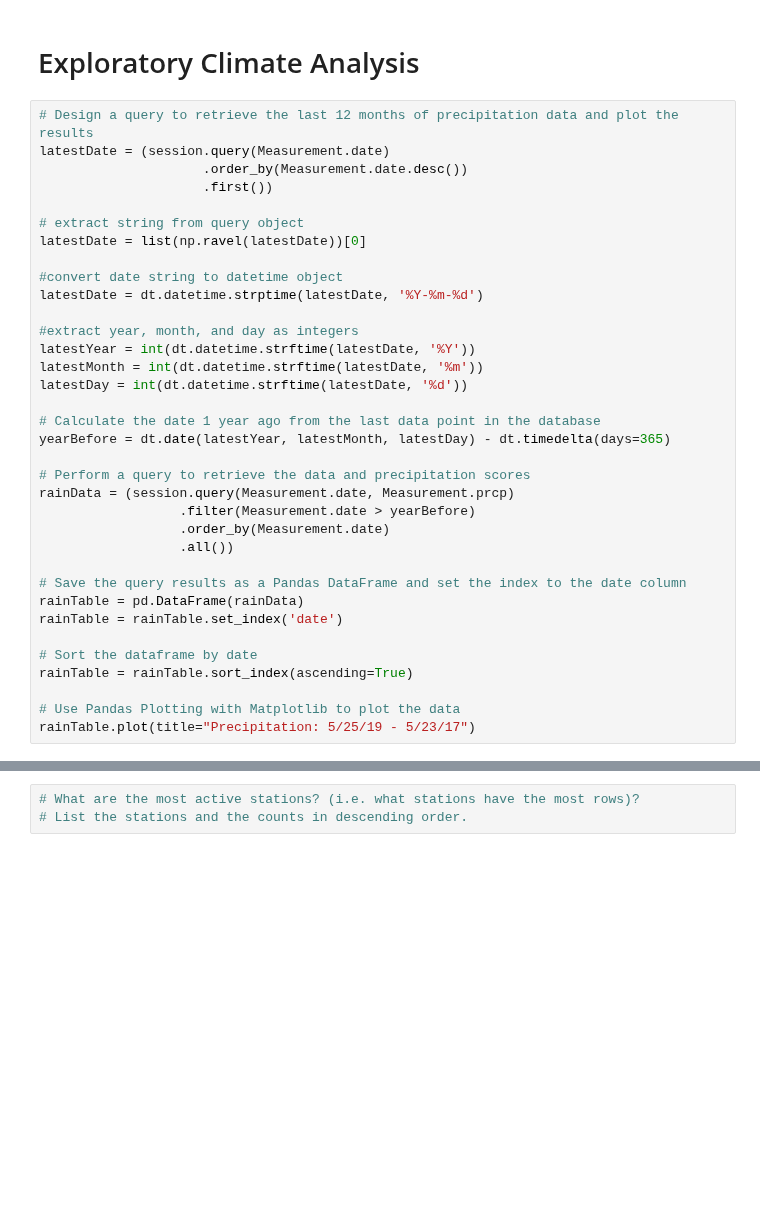
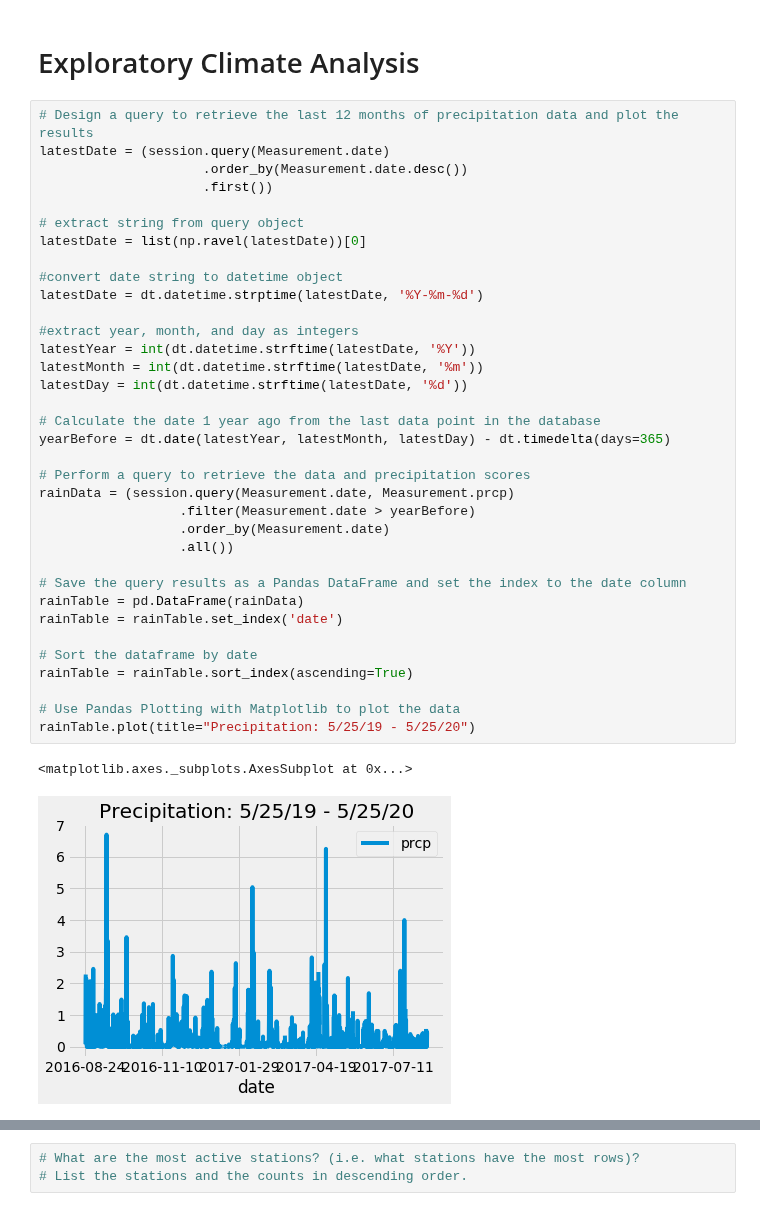
Before and after one commit to nguyenpe17/sqlalchemy-challenge, a Jupyter notebook: climate_starter.ipynb, the cells around one changed output, grey strips where cells are left out. Saved outputs shown, nothing was run; the diff lists cells and outputs as text; blank space fills up the shorter version.

```diff
--- a/climate_starter.ipynb
+++ b/climate_starter.ipynb
@@ -44,33 +44,36 @@ latestDate = (session.query(Measurement.date)
                      .first())
 
 # extract string from query object
 latestDate = list(np.ravel(latestDate))[0]
 
 #convert date string to datetime object
 latestDate = dt.datetime.strptime(latestDate, '%Y-%m-%d')
 
 #extract year, month, and day as integers
 latestYear = int(dt.datetime.strftime(latestDate, '%Y'))
 latestMonth = int(dt.datetime.strftime(latestDate, '%m'))
 latestDay = int(dt.datetime.strftime(latestDate, '%d'))
 
 # Calculate the date 1 year ago from the last data point in the database
 yearBefore = dt.date(latestYear, latestMonth, latestDay) - dt.timedelta(days=365)
 
 # Perform a query to retrieve the data and precipitation scores
 rainData = (session.query(Measurement.date, Measurement.prcp)
                   .filter(Measurement.date > yearBefore)
                   .order_by(Measurement.date)
                   .all())
 
 # Save the query results as a Pandas DataFrame and set the index to the date column
 rainTable = pd.DataFrame(rainData)
 rainTable = rainTable.set_index('date')
 
 # Sort the dataframe by date
 rainTable = rainTable.sort_index(ascending=True)
 
 # Use Pandas Plotting with Matplotlib to plot the data
-rainTable.plot(title="Precipitation: 5/25/19 - 5/23/17")
+rainTable.plot(title="Precipitation: 5/25/19 - 5/25/20")
+# %% [output]
+<matplotlib.axes._subplots.AxesSubplot at 0x...>
+[figure, added]
 # %%
 # Use Pandas to calcualte the summary statistics for the precipitation data
```
Also changed, not shown: parts of 3 cells of this notebook.
